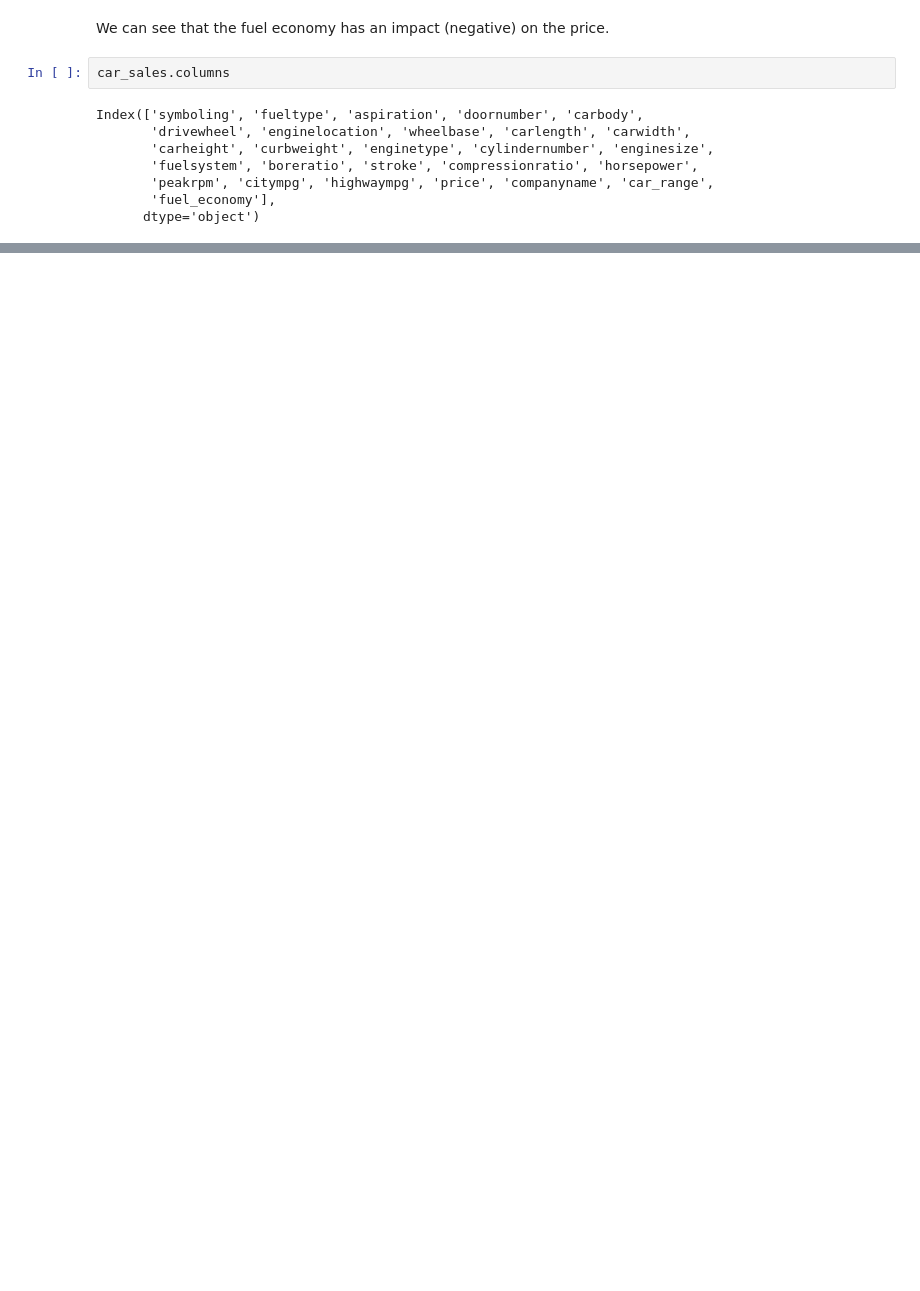
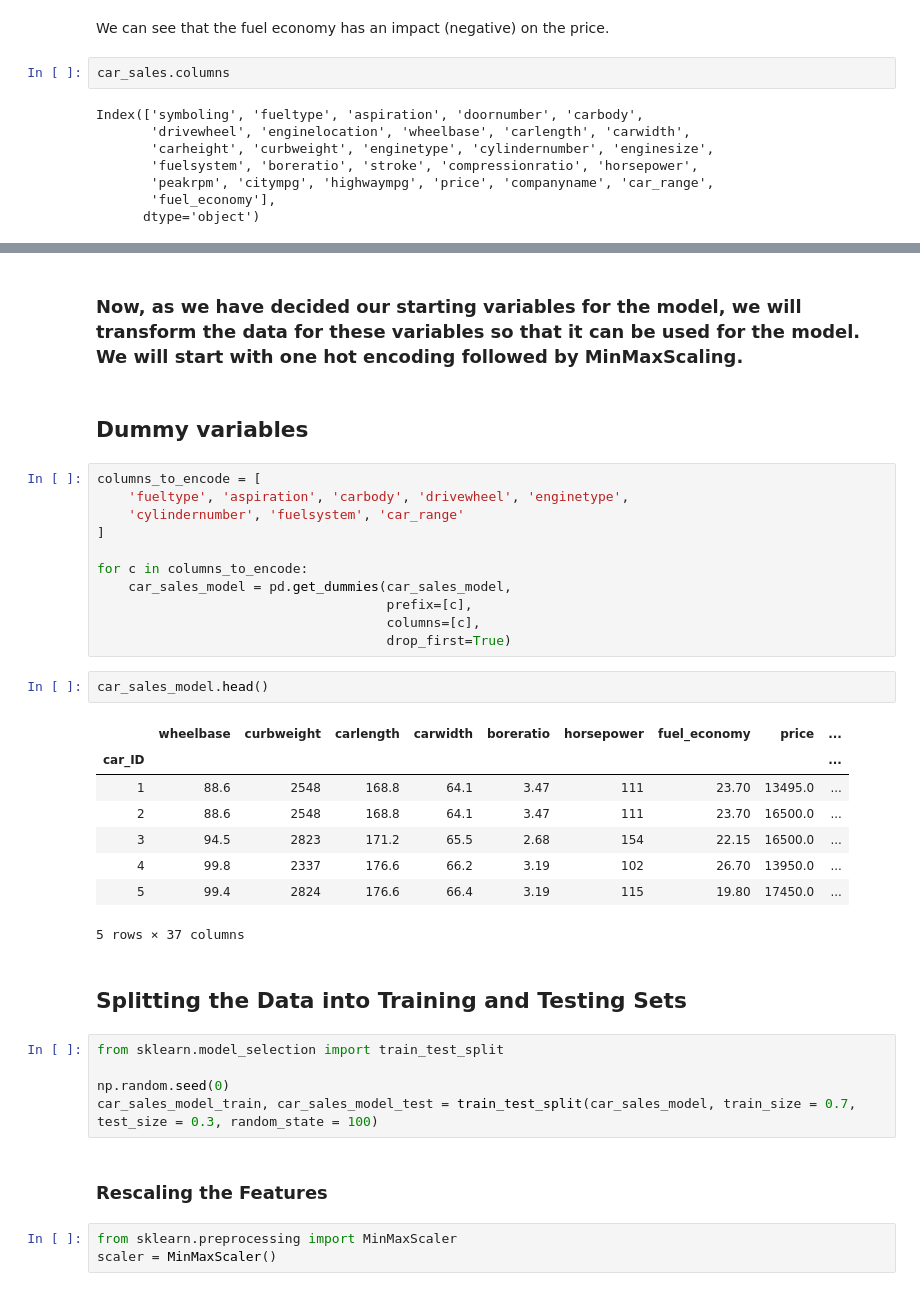
Before and after one commit to ashwanikumar04/car-sales-assignment, a Jupyter notebook: car_sales_assignment.ipynb, the cells around one changed output, grey strips where cells are left out. Drawn from its saved outputs; the diff is of its cells as text; blank space fills up the shorter version.

```diff
--- a/car_sales_assignment.ipynb
+++ b/car_sales_assignment.ipynb
@@ -666,0 +666,38 @@ heat_map(car_sales_model)
+# %% [markdown]
+### Now, as we have decided our starting variables for the model, we will transform the data for these  variables so that it can be used for the model. We will start with one hot encoding followed by MinMaxScaling.
+# %% [markdown]
+## Dummy variables
+# %%
+columns_to_encode = [
+    'fueltype', 'aspiration', 'carbody', 'drivewheel', 'enginetype',
+    'cylindernumber', 'fuelsystem', 'car_range'
+]
+
+for c in columns_to_encode:
+    car_sales_model = pd.get_dummies(car_sales_model,
+                                     prefix=[c],
+                                     columns=[c],
+                                     drop_first=True)
+# %%
+car_sales_model.head()
+# %% [output]
+|  | wheelbase | curbweight | carlength | carwidth | boreratio | horsepower | fuel_economy | price | ... |
+| car_ID |  |  |  |  |  |  |  |  | ... |
+| 1 | 88.6 | 2548 | 168.8 | 64.1 | 3.47 | 111 | 23.70 | 13495.0 | ... |
+| 2 | 88.6 | 2548 | 168.8 | 64.1 | 3.47 | 111 | 23.70 | 16500.0 | ... |
+| 3 | 94.5 | 2823 | 171.2 | 65.5 | 2.68 | 154 | 22.15 | 16500.0 | ... |
+| 4 | 99.8 | 2337 | 176.6 | 66.2 | 3.19 | 102 | 26.70 | 13950.0 | ... |
+| 5 | 99.4 | 2824 | 176.6 | 66.4 | 3.19 | 115 | 19.80 | 17450.0 | ... |
+5 rows × 37 columns
+# %% [markdown]
+## Splitting the Data into Training and Testing Sets
+# %%
+from sklearn.model_selection import train_test_split
+
+np.random.seed(0)
+car_sales_model_train, car_sales_model_test = train_test_split(car_sales_model, train_size = 0.7, test_size = 0.3, random_state = 100)
+# %% [markdown]
+### Rescaling the Features
+# %%
+from sklearn.preprocessing import MinMaxScaler
+scaler = MinMaxScaler()
```
Also changed, not shown: parts of 34 cells of this notebook.
